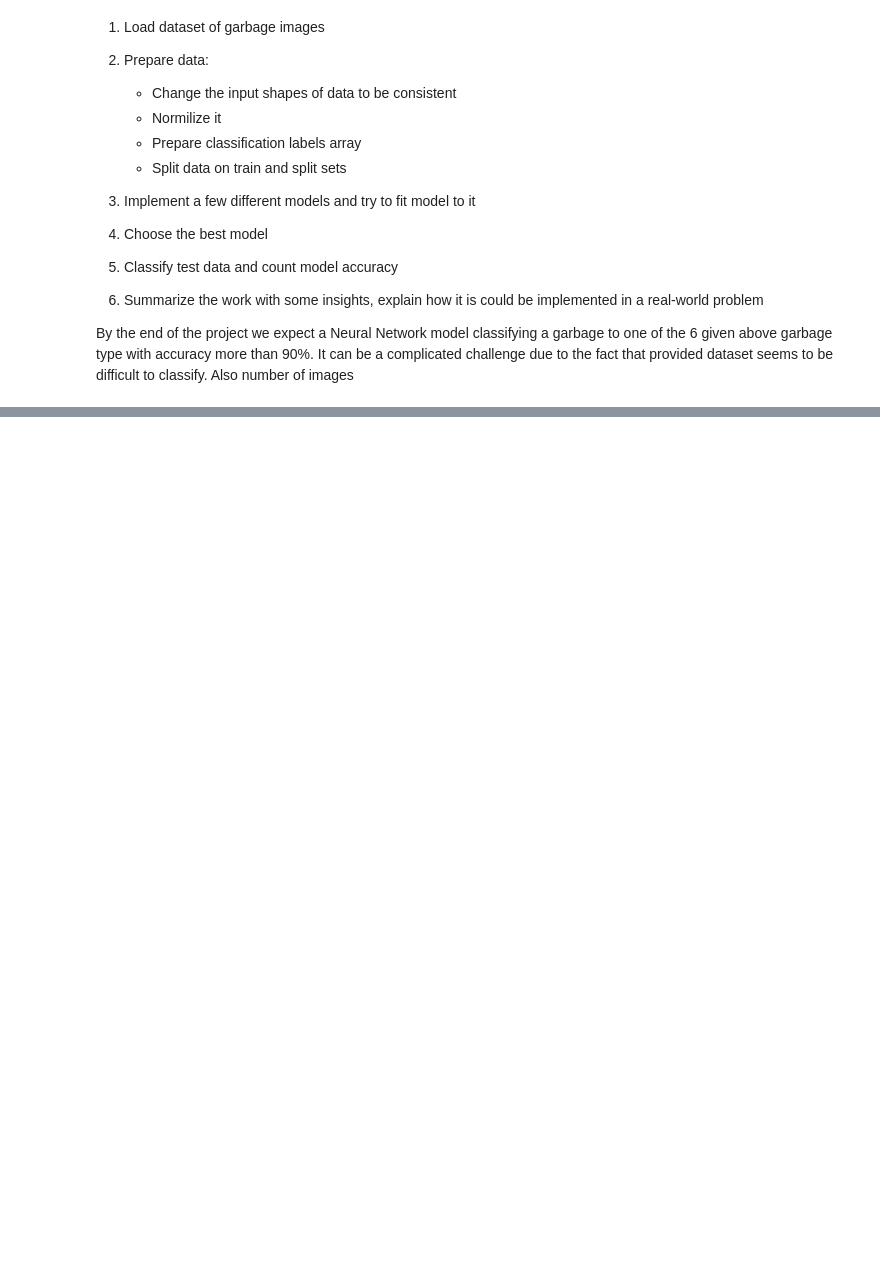
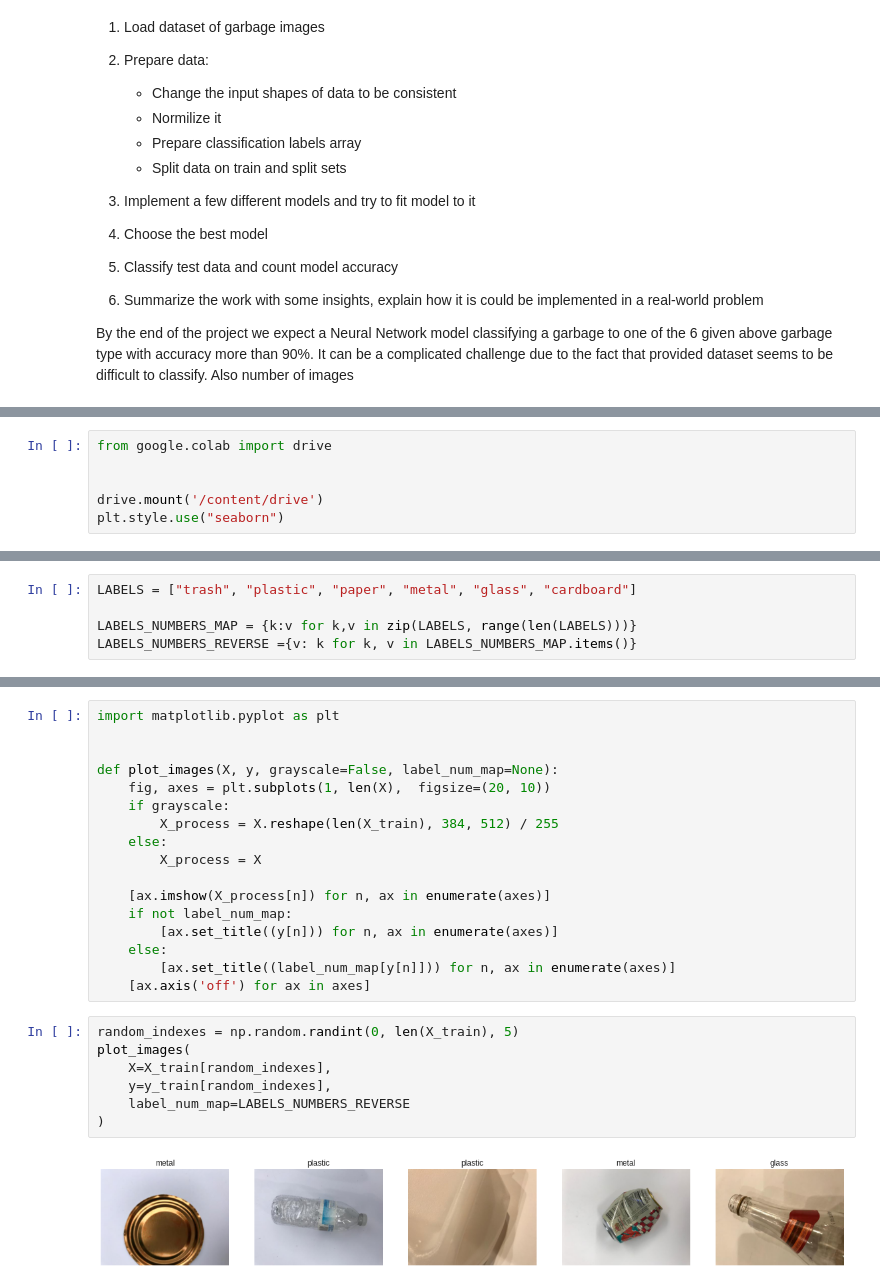
Before and after one commit to loujin2/garbage-classification, a Jupyter notebook: garbage_recognition.ipynb, the cells around one changed output, grey strips where cells are left out. Drawn from its saved outputs; the diff is of its cells as text; blank space fills up the shorter version.

Commit message:
Process images as numpy arrays; Build first model

```diff
--- a/garbage_recognition.ipynb
+++ b/garbage_recognition.ipynb
@@ -39,0 +57,6 @@ By the end of the project we expect a Neural Network model classifying a garbage
+# %%
+from google.colab import drive
+
+
+drive.mount('/content/drive')
+plt.style.use("seaborn")
@@ -39,0 +74,5 @@ By the end of the project we expect a Neural Network model classifying a garbage
+# %%
+LABELS = ["trash", "plastic", "paper", "metal", "glass", "cardboard"]
+
+LABELS_NUMBERS_MAP = {k:v for k,v in zip(LABELS, range(len(LABELS)))}
+LABELS_NUMBERS_REVERSE ={v: k for k, v in LABELS_NUMBERS_MAP.items()}
@@ -39,0 +103,26 @@ By the end of the project we expect a Neural Network model classifying a garbage
+# %%
+import matplotlib.pyplot as plt
+
+
+def plot_images(X, y, grayscale=False, label_num_map=None):
+    fig, axes = plt.subplots(1, len(X),  figsize=(20, 10))
+    if grayscale:
+        X_process = X.reshape(len(X_train), 384, 512) / 255
+    else:
+        X_process = X
+
+    [ax.imshow(X_process[n]) for n, ax in enumerate(axes)]
+    if not label_num_map:
+        [ax.set_title((y[n])) for n, ax in enumerate(axes)]
+    else:
+        [ax.set_title((label_num_map[y[n]])) for n, ax in enumerate(axes)]
+    [ax.axis('off') for ax in axes]
+# %%
+random_indexes = np.random.randint(0, len(X_train), 5)
+plot_images(
+    X=X_train[random_indexes],
+    y=y_train[random_indexes],
+    label_num_map=LABELS_NUMBERS_REVERSE
+)
+# %% [output]
+[figure, added]
```
Also changed, not shown: parts of 13 cells of this notebook.
